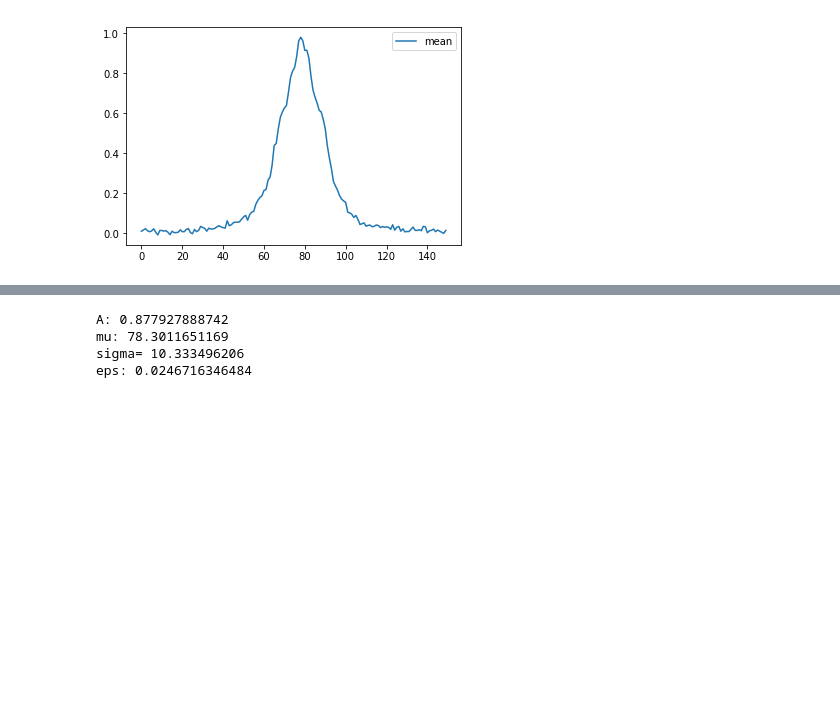
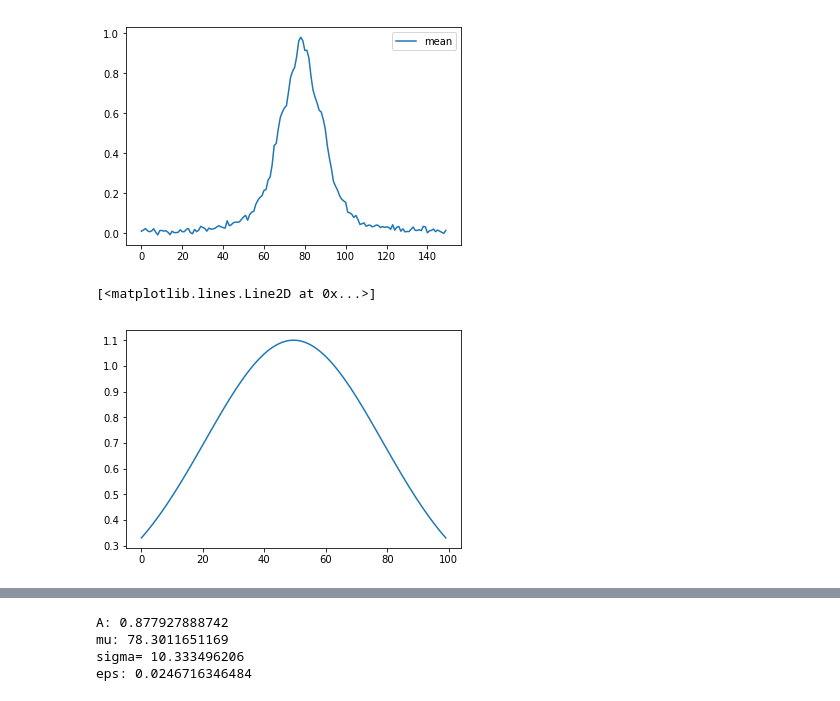
Before and after one commit to jpdeleon/ircs, a Jupyter notebook: notebook/ircs polarimetry.ipynb, the cells around one changed output, grey strips where cells are left out. Saved outputs shown, nothing was run; the diff lists cells and outputs as text; code cells hidden in the pictures; blank space fills up the shorter version.

```diff
--- a/notebook/ircs polarimetry.ipynb
+++ b/notebook/ircs polarimetry.ipynb
@@ -361,6 +403,23 @@ plt.legend()
 #using scipy
 from scipy.optimize import curve_fit
 
-def gauss(x, *params):
+def gauss1D(x, *params):
     A, mu, sigma, eps= params
     return A*np.exp(-(x-mu)**2/(2.*sigma**2)) + eps
+
+def gauss2D((x,y), *params_xy):
+    A, mu_x, mu_y, sigma_x, sigma_y, eps = params_xy
+    return A*np.exp(-((x-mu_x)**2/(2.*sigma_x**2)) + (y-mu_y)**2/(2.*sigma_y**2)) + eps
+# %%
+x = range(100)
+mean = np.mean(x)
+sigma = np.std(x)
+eps=0.1
+A = 1
+params = [A, mean, sigma, eps]
+y = gauss1D(x, *params)
+
+plt.plot(x,y)
+# %% [output]
+[<matplotlib.lines.Line2D at 0x...>]
+[figure, added]
```
Also changed, not shown: parts of 13 cells of this notebook, 15 other files.
